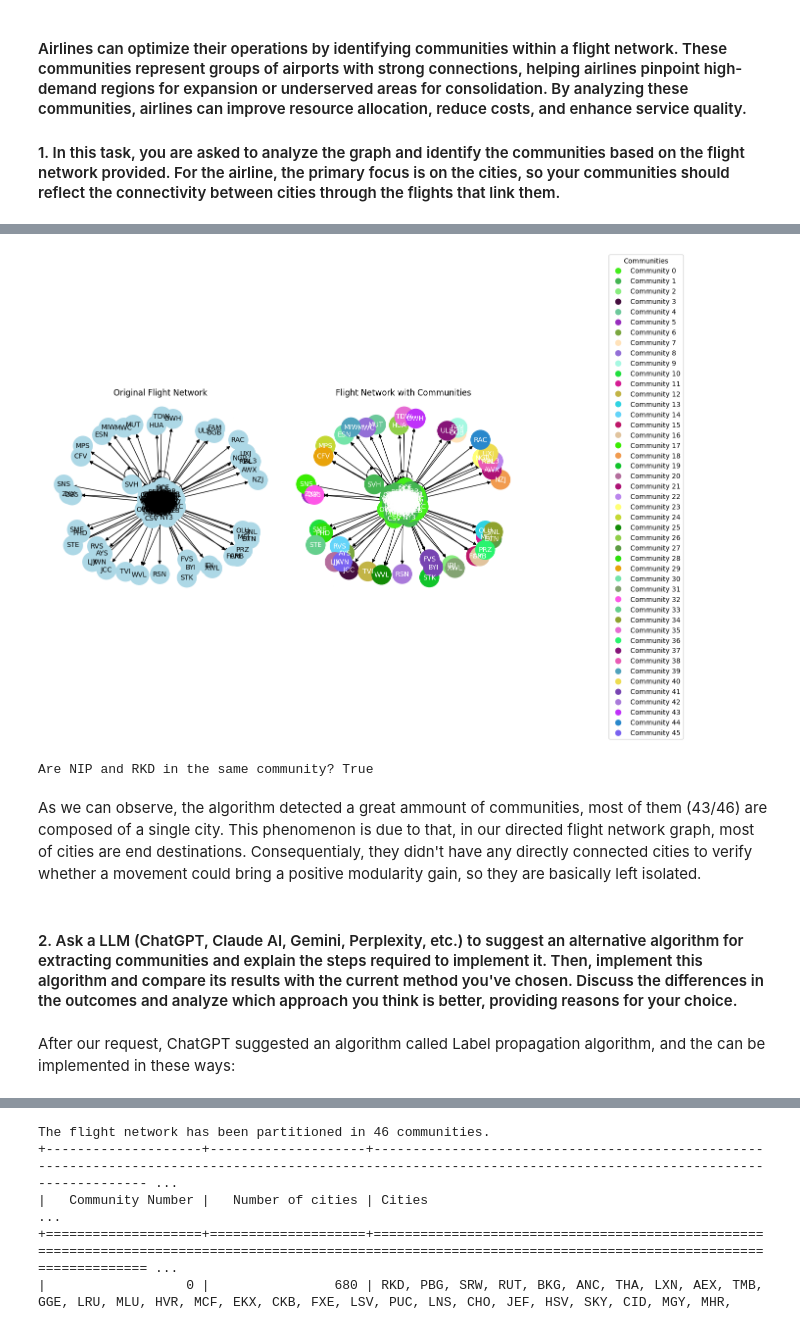
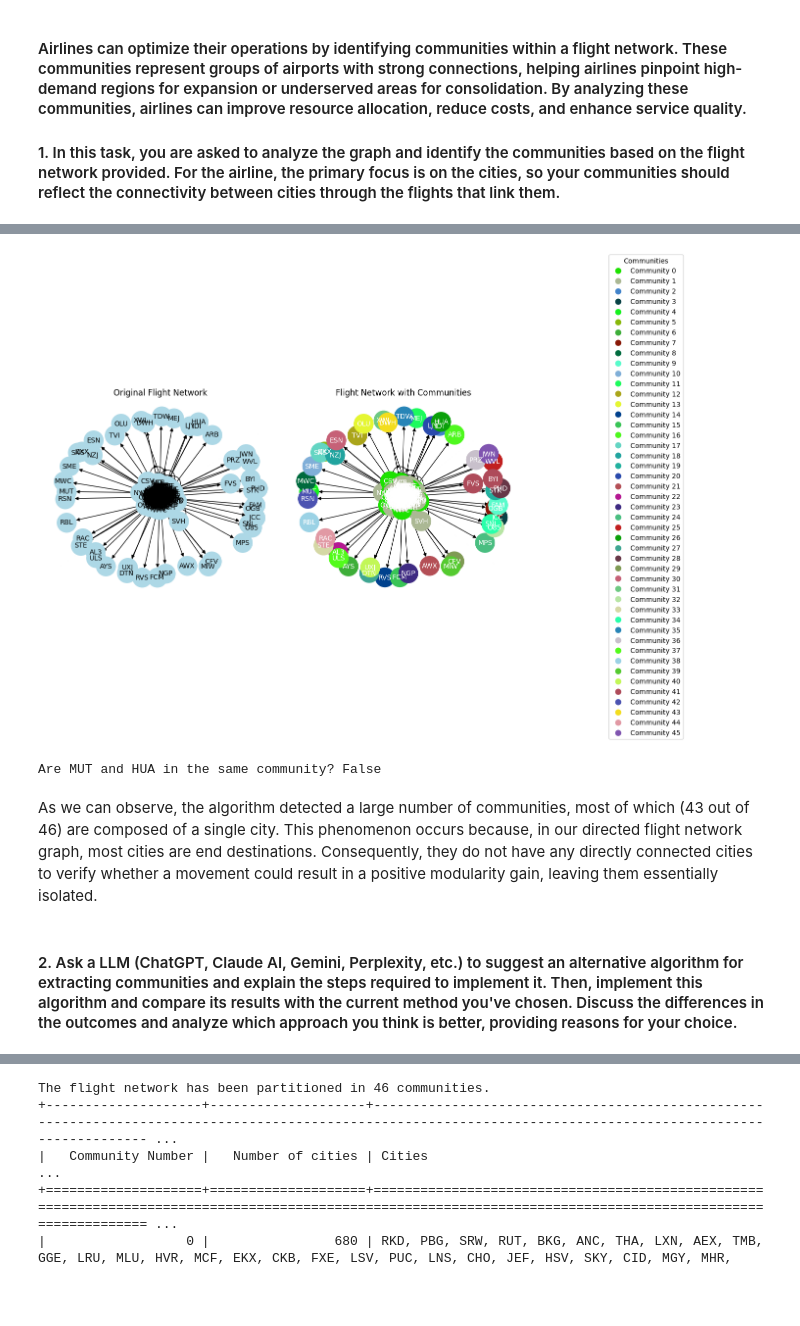
Before and after one commit to gmaurer08/ADM-HW5, a Jupyter notebook: main-2.ipynb, the cells around one changed output, grey strips where cells are left out. Cells and saved outputs as stored; diff of their text form; code cells hidden in the pictures; blank space fills up the shorter version.

```diff
--- a/main-2.ipynb
+++ b/main-2.ipynb
@@ -1891,39 +1897,37 @@ def analyze_flight_network(network, c1, c2):
     community_list = []
     for key, values in communities.items():
         community_list.append({"Community Number": key, "Number of cities": len(values), "Cities": ", ".join(values)})
     community_df = pd.DataFrame(community_list)
     # Convert DataFrame to a tabular string format
     tabular_view = tabulate(community_df, headers="keys", tablefmt="grid", showindex=False)
     print(tabular_view)
 
     visualize_graph(network, communities)
     print(f"Are {c1} and {c2} in the same community?", same_community)
 
 
-analyze_flight_network(flight_network, "NIP", "RKD")
+analyze_flight_network(flight_network, "MUT", "HUA")
 # %% [output]
 The flight network has been partitioned in 46 communities.
 +--------------------+--------------------+------------------------------------------------------------------------------------------------------------------------------------------------------------- ...
 |   Community Number |   Number of cities | Cities                                                                                                                                                       ...
 +====================+====================+============================================================================================================================================================= ...
 |                  0 |                304 | NIP, RKD, PBG, SRW, RUT, VWL, ISM, MCW, EKI, THA, STJ, IAH, MOT, VWD, ALW, TMB, TTN, WRB, AXN, PIB, WMH, MLU, HVR, POU, RST, BGS, EDF, MQT, CRE, TSS, EKX, H ...
 +--------------------+--------------------+------------------------------------------------------------------------------------------------------------------------------------------------------------- ...
 |                  1 |                378 | BKG, ANC, LXN, AEX, GGE, LRU, NY3, MCF, LSV, PUC, JEF, CID, MHR, SSC, SUX, FCA, EIL, GFK, MOP, IAB, HNL, PIH, FFO, HUM, THV, MML, MCE, VGT, MDT, MYF, BWD, U ...
 +--------------------+--------------------+------------------------------------------------------------------------------------------------------------------------------------------------------------- ...
 |                  2 |                  1 | IDI                                                                                                                                                          ...
 +--------------------+--------------------+------------------------------------------------------------------------------------------------------------------------------------------------------------- ...
 |                  3 |                  1 | JCC                                                                                                                                                          ...
 +--------------------+--------------------+------------------------------------------------------------------------------------------------------------------------------------------------------------- ...
 ... (80 lines left out)
 |                 44 |                  1 | RAC                                                                                                                                                          ...
 +--------------------+--------------------+------------------------------------------------------------------------------------------------------------------------------------------------------------- ...
 |                 45 |                  1 | JWN                                                                                                                                                          ...
 +--------------------+--------------------+------------------------------------------------------------------------------------------------------------------------------------------------------------- ...
-[figure, old version]
+[figure, new version]
-Are NIP and RKD in the same community? True
+Are MUT and HUA in the same community? False
 # %% [markdown]
-As we can observe, the algorithm detected a great ammount of communities, most of them (43/46) are composed of a single city. This phenomenon is due to that, in our directed flight network graph, most of cities are end destinations. Consequentialy, they didn't have any directly connected cities to verify whether a movement could bring a positive modularity gain, so they are basically left isolated.
+As we can observe, the algorithm detected a large number of communities, most of which (43 out of 46) are composed of a single city. This phenomenon occurs because, in our directed flight network graph, most cities are end destinations. Consequently, they do not have any directly connected cities to verify whether a movement could result in a positive modularity gain, leaving them essentially isolated.
 # %% [markdown]
 #### 2. Ask a LLM (ChatGPT, Claude AI, Gemini, Perplexity, etc.) to suggest an alternative algorithm for extracting communities and explain the steps required to implement it. Then, implement this algorithm and compare its results with the current method you've chosen. Discuss the differences in the outcomes and analyze which approach you think is better, providing reasons for your choice.
-# %% [markdown]
-After our request, ChatGPT suggested an algorithm called Label propagation algorithm, and the can be implemented in these ways:
```
Also changed, not shown: parts of 4 cells of this notebook.
